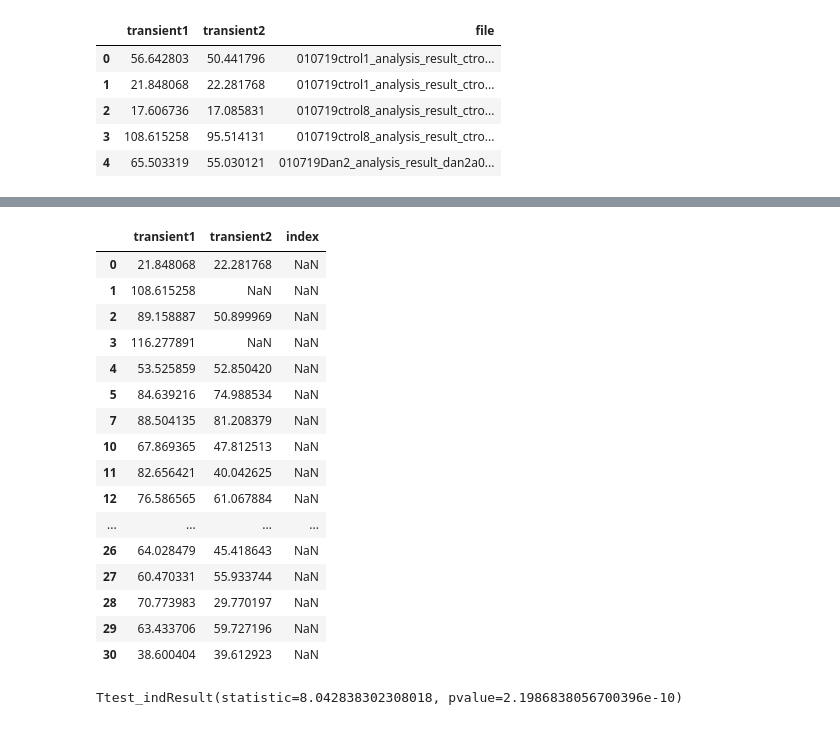
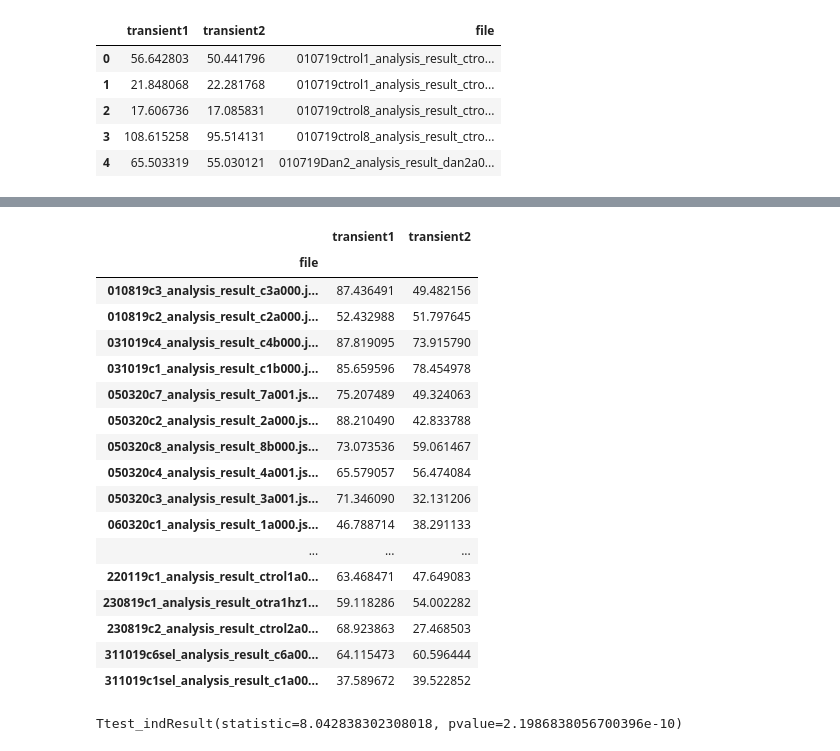
Before and after one commit to CardiAP/DesktopApp, a Jupyter notebook: filtrado.ipynb, the cells around one changed output, grey strips where cells are left out. Saved outputs shown, nothing was run; the diff lists cells and outputs as text; code cells hidden in the pictures.

Commit message:
pareado_filter

```diff
--- a/filtrado.ipynb
+++ b/filtrado.ipynb
@@ -438,10 +435,10 @@ control5 = tabulado[(tabulado['tratamiento']=='C') & (tabulado['frecuencia']== 5
 # %%
 # Filtrado por tratamiento y frecuencia
-tratamiento = ['C','V','D']
+tratamiento = ['C','VK','DAN']
 frecuencia = [1,5]
 def tau_filter(tratamiento,frecuencia,df):
     tabulado_filter = tabulado[(tabulado['tratamiento']==tratamiento) & (tabulado['frecuencia']== frecuencia)].reset_index(drop=True)
-    tau = pd.DataFrame(columns = ['transient1','transient2','index'])
+    tau = pd.DataFrame(columns = ['transient1','transient2','file'])
     for j in range(0,len (tabulado_filter)):
         celula = tabulado_filter['célula'][j]
         foto = tabulado_filter['foto'][j][:-4]
@@ -456,9 +453,11 @@ def outliers(column):
     IQR = Q3 - Q1
     idx = ~((column < (Q1 - 1.5 * IQR)) | (column > (Q3 + 1.5 * IQR)))
     return idx
+# %%
+tau_control1 = tau_filter('C',1,local_taus_mean)
+tau_control5 = tau_filter('C',5,local_taus_mean)
 # %%
-tau_control1 = tau_control1[outliers(tau_control1) == True]
-del tau_control1['index']
+tau_control1 = tau_control1[(outliers(tau_control1['transient1']) == True) & (outliers(tau_control1['transient2']) == True)]
 tau_control1.dropna()
 tau_control1 = tau_control1[tau_control1['transient1'] > 5]
 tau_control1.describe()
@@ -465,20 +474,21 @@ tau_control1.describe()
 # %%
-tau_control1
+tau_control1.set_index('file')
 # %% [output]
-|  | transient1 | transient2 | index |
-| 0 | 21.848068 | 22.281768 | NaN |
-| 1 | 108.615258 | NaN | NaN |
-| 2 | 89.158887 | 50.899969 | NaN |
-| 3 | 116.277891 | NaN | NaN |
-| 4 | 53.525859 | 52.850420 | NaN |
-| 5 | 84.639216 | 74.988534 | NaN |
-| 7 | 88.504135 | 81.208379 | NaN |
-| 10 | 67.869365 | 47.812513 | NaN |
-| 11 | 82.656421 | 40.042625 | NaN |
-| 12 | 76.586565 | 61.067884 | NaN |
-| ... | ... | ... | ... |
-| 26 | 64.028479 | 45.418643 | NaN |
-| 27 | 60.470331 | 55.933744 | NaN |
-| 28 | 70.773983 | 29.770197 | NaN |
-| 29 | 63.433706 | 59.727196 | NaN |
-| 30 | 38.600404 | 39.612923 | NaN |
+|  | transient1 | transient2 |
+| file |  |  |
+| 010819c3_analysis_result_c3a000.j... | 87.436491 | 49.482156 |
+| 010819c2_analysis_result_c2a000.j... | 52.432988 | 51.797645 |
+| 031019c4_analysis_result_c4b000.j... | 87.819095 | 73.915790 |
+| 031019c1_analysis_result_c1b000.j... | 85.659596 | 78.454978 |
+| 050320c7_analysis_result_7a001.js... | 75.207489 | 49.324063 |
+| 050320c2_analysis_result_2a000.js... | 88.210490 | 42.833788 |
+| 050320c8_analysis_result_8b000.js... | 73.073536 | 59.061467 |
+| 050320c4_analysis_result_4a001.js... | 65.579057 | 56.474084 |
+| 050320c3_analysis_result_3a001.js... | 71.346090 | 32.131206 |
+| 060320c1_analysis_result_1a000.js... | 46.788714 | 38.291133 |
+| ... | ... | ... |
+| 220119c1_analysis_result_ctrol1a0... | 63.468471 | 47.649083 |
+| 230819c1_analysis_result_otra1hz1... | 59.118286 | 54.002282 |
+| 230819c2_analysis_result_ctrol2a0... | 68.923863 | 27.468503 |
+| 311019c6sel_analysis_result_c6a00... | 64.115473 | 60.596444 |
+| 311019c1sel_analysis_result_c1a00... | 37.589672 | 39.522852 |
```
Also changed, not shown: parts of 7 cells of this notebook, 1 other file.
